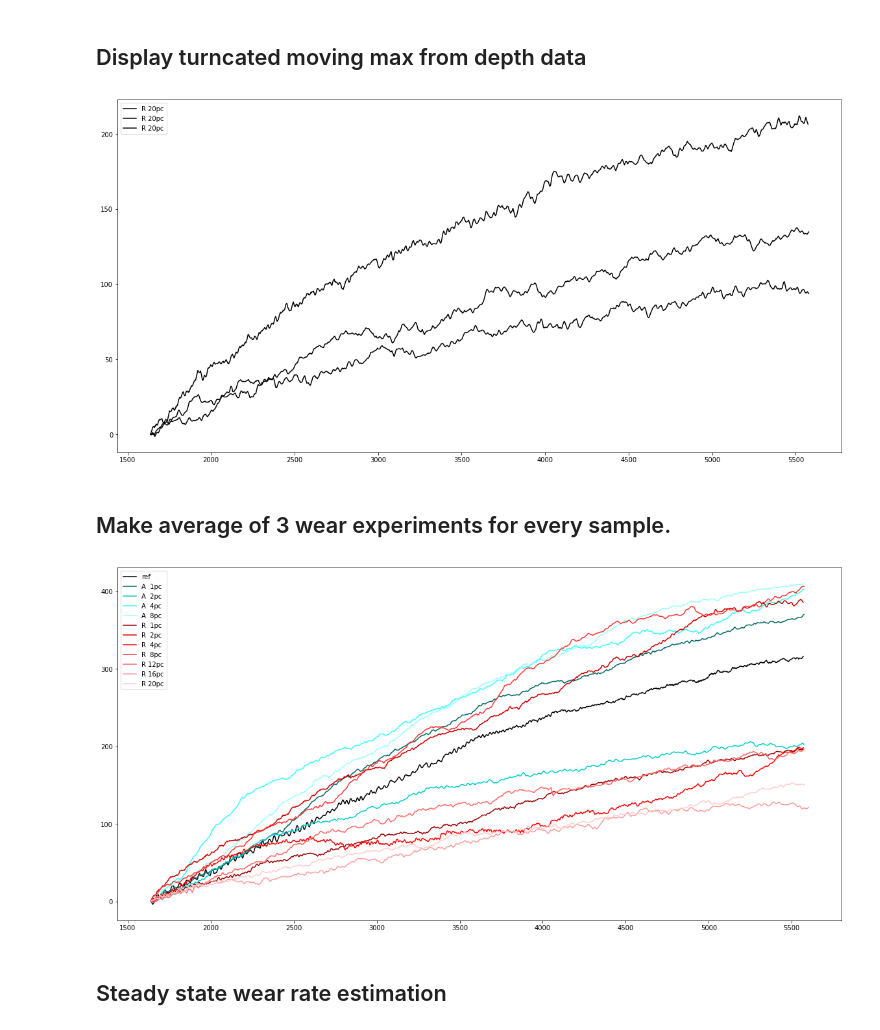
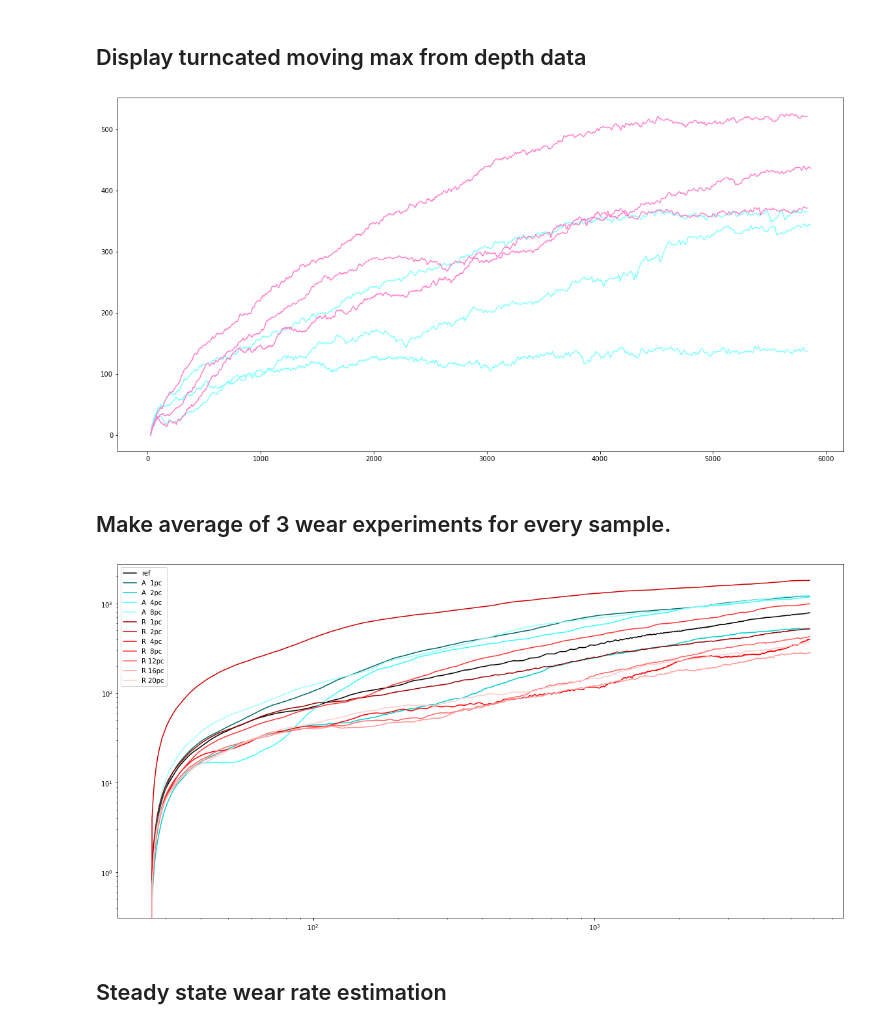
Before and after one commit to antoszy/Scratch-Analysis, a Jupyter notebook: wear_analysis.ipynb, the cells around one changed output. Saved outputs shown, nothing was run; the diff lists cells and outputs as text; code cells hidden in the pictures.

```diff
--- a/wear_analysis.ipynb
+++ b/wear_analysis.ipynb
@@ -33,8 +36,17 @@ for sample in sampleList:
         wear.correct_drift(18500, len(wear.depth))
 
 
+sampleList2 = deepcopy(sampleList)
+for sample in sampleList2:
+    for idx,wear in enumerate(sample):
+        wear.truncate(40,None)
+        wear.trim_to_time()
+        wear.truncate(0,17732)
+        wear.depth_max = wear.depth_max - wear.depth_max[0]
+        wear.depth_min = wear.depth_min - wear.depth_min[0]
+        #print(len(wear.depth_min))
 
-utils.plot_wear_samples(ax, sampleList, nameList=nameList, xaxis="sample", color=0)
+utils.plot_wear_samples(ax, sampleList2, nameList=nameList, color=0, xaxis="time", yaxis="max")
 #pyplot.xscale('log')
 #pyplot.yscale('log')
 # %% [output]
@@ -45,11 +57,11 @@ utils.plot_wear_samples(ax, sampleList, nameList=nameList, xaxis="sample", color
 fig2 = pyplot.figure(figsize=(20,10))
 ax2 = fig2.add_subplot(111)
 
-sampleListTrunc = deepcopy(sampleList)
+sampleListTrunc = deepcopy(sampleList2)
 
 for sample in sampleListTrunc:
     for idx,wear in enumerate(sample):
-        wear.truncate(5000,17000)
+        wear.truncate(40,None)
         wear.depth_max = wear.depth_max - wear.depth_max[0]
         wear.depth_min = wear.depth_min - wear.depth_min[0]
 
@@ -58,42 +70,47 @@ for sample in sampleListTrunc:
 sampleListTrunc[11].pop(0)
 #sampleListTrunc[5].pop(0) #huge outlier
 sampleListTrunc[6].pop(2) #jump in data
+#sampleListTrunc[10].pop(2)
 #sampleListTrunc[6].pop(1)
 # dorobić dla n=9,10
-n = 10
+n = 9
 
-utils.plot_wear_samples(ax2, [sampleListTrunc[n]], nameList=[nameList[n]], color= 0.5)
+utils.plot_wear_samples(ax2, [sampleListTrunc[n]], nameList=[nameList[n]], color= 0.5, color_offset=3)
+utils.plot_wear_samples(ax2, [sampleListTrunc[n]], nameList=[nameList[n]], color= 0.9, color_offset=3, yaxis="max")
 ##utils.plot_wear_samples(ax2, sampleListTrunc, nameList=nameList, color= 0.5)
 # %% [output]
-[figure, old version]
+[figure, new version]
 # %% [markdown]
 ## Make average of 3 wear experiments for every sample.
 # %%
 fig3 = pyplot.figure(figsize=(20,10))
 ax3 = fig3.add_subplot(111)
 
 sampleMeanList = []
 
 for sample in sampleListTrunc:
     sampleMeanWear = deepcopy(sample[0])
     for idx in range(1, len(sample)):
         sampleMeanWear.depth = sampleMeanWear.depth + sample[idx].depth
         sampleMeanWear.depth_max = sampleMeanWear.depth_max + sample[idx].depth_max
         sampleMeanWear.depth_min = sampleMeanWear.depth_min + sample[idx].depth_min
     sampleMeanWear.depth = sampleMeanWear.depth / len(sample)
     sampleMeanWear.depth_max = sampleMeanWear.depth_max / len(sample)
     sampleMeanWear.depth_min = sampleMeanWear.depth_min / len(sample)
     sampleMeanList.append(sampleMeanWear)
 
 #utils.plot_mean_wear_samples(ax3, sampleMeanList, nameList=nameList, color=0.1)
 
 utils.plot_mean_wear_samples(ax3,
                              [sampleMeanList[11]]+sampleMeanList[0:4],
                              nameList = [nameList[11]] + nameList[0:4],
                              color=0.5)
 utils.plot_mean_wear_samples(ax3, sampleMeanList[4:11], nameList=nameList[4:11], color=0, color_offset = 3)
+
+pyplot.xscale('log')
+pyplot.grid()pyplot.yscale('log')
 # %% [output]
-[figure, old version]
+[figure, new version]
 # %% [markdown]
 ## Steady state wear rate estimation
 # %%
```
Also changed, not shown: parts of 3 cells of this notebook, 3 other files.
